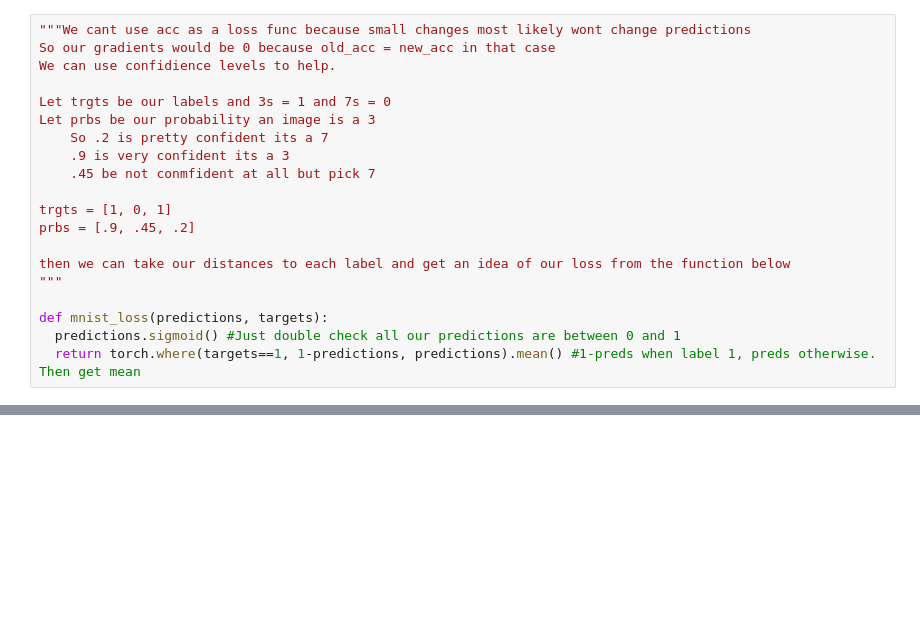
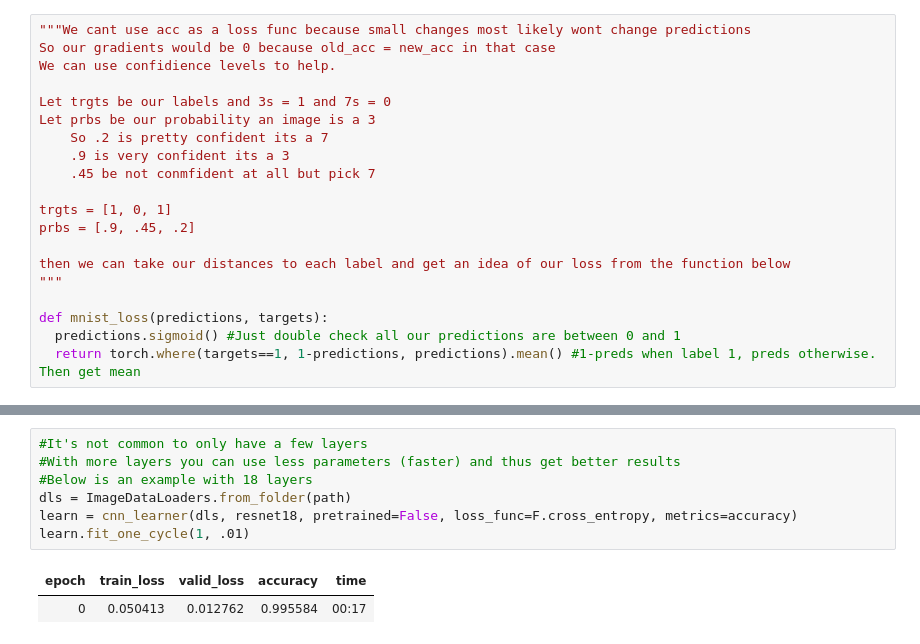
Before and after one commit to steimel60/ML, a Jupyter notebook: DeepLearning/ThreeOrSeven.ipynb, the cells around one changed output, grey strips where cells are left out. Drawn from its saved outputs; the diff is of its cells as text; blank space fills up the shorter version.

```diff
--- a/DeepLearning/ThreeOrSeven.ipynb
+++ b/DeepLearning/ThreeOrSeven.ipynb
@@ -381,0 +548,10 @@ def mnist_loss(predictions, targets):
+# %%
+#It's not common to only have a few layers
+#With more layers you can use less parameters (faster) and thus get better results
+#Below is an example with 18 layers
+dls = ImageDataLoaders.from_folder(path)
+learn = cnn_learner(dls, resnet18, pretrained=False, loss_func=F.cross_entropy, metrics=accuracy)
+learn.fit_one_cycle(1, .01)
+# %% [output]
+| epoch | train_loss | valid_loss | accuracy | time |
+| 0 | 0.050413 | 0.012762 | 0.995584 | 00:17 |
```
Also changed, not shown: parts of 32 cells of this notebook.
